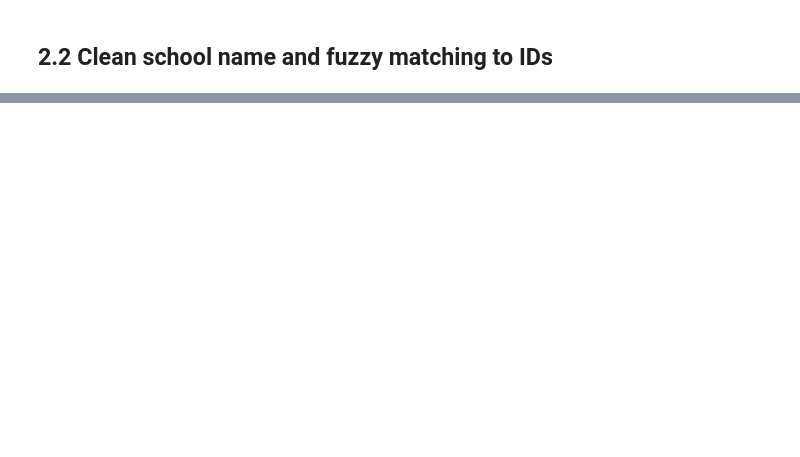
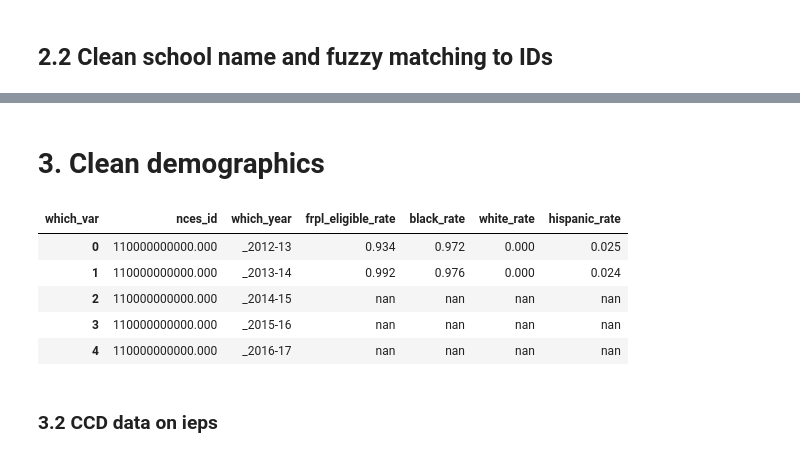
Before and after one commit to rebeccajohnson88/rights_towhat_chapter, a Jupyter notebook: code/03_merge_withdem.ipynb, the cells around one changed output, grey strips where cells are left out. Saved outputs shown, nothing was run; the diff lists cells and outputs as text; code cells hidden in the pictures; blank space fills up the shorter version.

```diff
--- a/code/03_merge_withdem.ipynb
+++ b/code/03_merge_withdem.ipynb
@@ -1121,0 +411,2 @@ KeyboardInterrupt:
+# %% [markdown]
+# 3. Clean demographics
@@ -1121,0 +451,36 @@ KeyboardInterrupt:
+# %%
+frpl_rate = create_aggregation(var_pattern = "FREE_LUNCH_ELIGIBLE__PUBLIC_SCHOOL_",
+                              varname_clean = "frpl_eligible")
+# %%
+race_enrollment_vars = [col for col in cc_data_merged.columns if "TOTAL_RACE" in col]
+black_rate = create_aggregation(var_pattern = "BLACK_STUDENTS__PUBLIC_SCHOOL_",
+                              varname_clean = "black",
+                               enrollment_vars = race_enrollment_vars,
+                               base_name_raw = "TOTAL_RACE/ETHNICITY__PUBLIC_SCHOOL_")
+white_rate = create_aggregation(var_pattern = "WHITE_STUDENTS__PUBLIC_SCHOOL_",
+                              varname_clean = "white",
+                               enrollment_vars = race_enrollment_vars,
+                               base_name_raw = "TOTAL_RACE/ETHNICITY__PUBLIC_SCHOOL_")
+hisp_rate = create_aggregation(var_pattern = "HISPANIC_STUDENTS__PUBLIC_SCHOOL_",
+                              varname_clean = "hispanic",
+                               enrollment_vars = race_enrollment_vars,
+                               base_name_raw = "TOTAL_RACE/ETHNICITY__PUBLIC_SCHOOL_")
+# %%
+## merge into one df
+dfs = [df.set_index(id_col + ['which_year']) for df in [frpl_rate, black_rate, white_rate, hisp_rate]]
+
+cc_dem_rates = pd.concat(dfs, axis=1).reset_index()
+cc_dem_rates.rename(columns = {'SCHOOL_ID_-_NCES_ASSIGNED__PUBLIC_SCHOOL__LATEST_AVAILABLE_YEAR':
+                      'nces_id'}, inplace = True)
+cc_dem_rates.head()
+
+## write and then work in R
+# %% [output]
+| which_var | nces_id | which_year | frpl_eligible_rate | black_rate | white_rate | hispanic_rate |
+| 0 | 110000000000.000 | _2012-13 | 0.934 | 0.972 | 0.000 | 0.025 |
+| 1 | 110000000000.000 | _2013-14 | 0.992 | 0.976 | 0.000 | 0.024 |
+| 2 | 110000000000.000 | _2014-15 | nan | nan | nan | nan |
+| 3 | 110000000000.000 | _2015-16 | nan | nan | nan | nan |
+| 4 | 110000000000.000 | _2016-17 | nan | nan | nan | nan |
+# %% [markdown]
+### 3.2 CCD data on ieps
```
Also changed, not shown: parts of 86 cells of this notebook.
